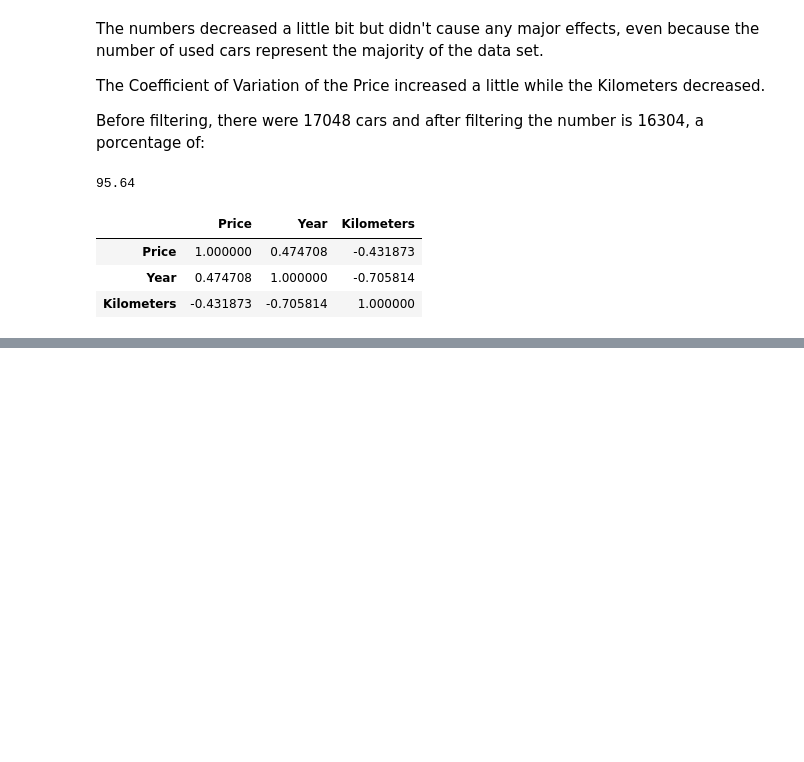
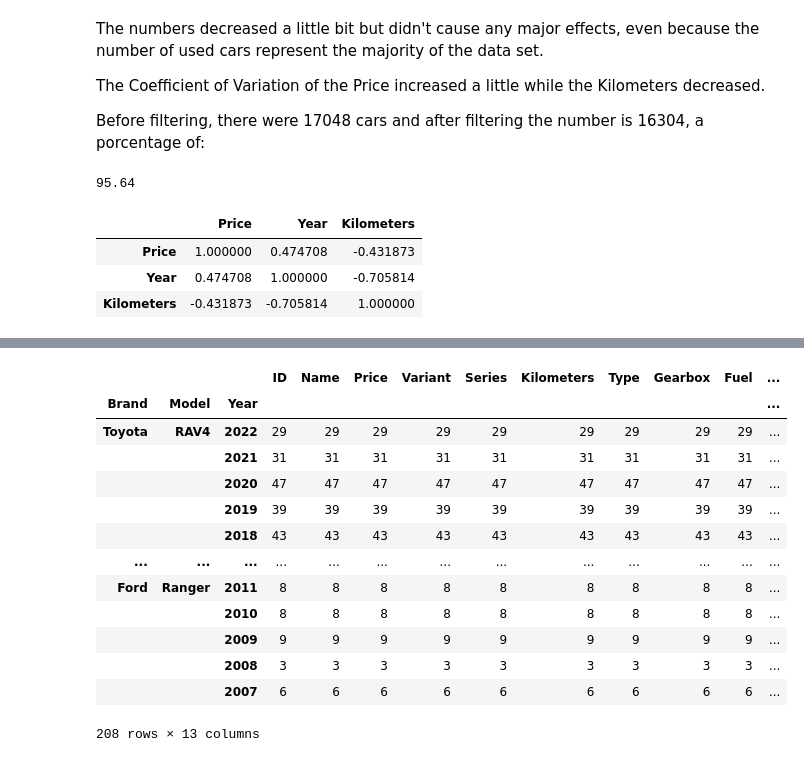
Before and after one commit to thaynanff/Data-Science-Projects, a Jupyter notebook: Data Science and Analytics/8. Australian Automotive Market/Australian Automotive Market.ipynb, the cells around one changed output, grey strips where cells are left out. Cells and saved outputs as stored; diff of their text form; code cells hidden in the pictures; blank space fills up the shorter version.

```diff
--- a/Data Science and Analytics/8. Australian Automotive Market/Australian Automotive Market.ipynb
+++ b/Data Science and Analytics/8. Australian Automotive Market/Australian Automotive Market.ipynb
@@ -207,7 +207,7 @@ We will have to strip all the existing spaces to ensure the filter works correct
 # %%
 UsedCars = df.copy()
 
-UsedCars.Status = df2.Status.str.strip()
+UsedCars.Status = UsedCars.Status.str.strip()
 
 UsedCars.Status[0]
 # %% [output]
@@ -296,0 +324,20 @@ UsedCars.loc[:,['Price', 'Year', 'Kilometers']].corr()
+# %%
+brands = [x[0] for x in UsedCars.groupby(['Brand','Model'])['ID'].size().nlargest(10).index]
+models = [x[1] for x in UsedCars.groupby(['Brand','Model'])['ID'].size().nlargest(10).index]
+
+UsedCars[(UsedCars['Brand'].isin(brands)) & (UsedCars['Model'].isin(models))].groupby(['Brand', 'Model', 'Year']).count().sort_values(['Brand', 'Model', 'Year'], ascending=False)
+# %% [output]
+|  |  |  | ID | Name | Price | Variant | Series | Kilometers | Type | Gearbox | Fuel | ... |
+| Brand | Model | Year |  |  |  |  |  |  |  |  |  | ... |
+| Toyota | RAV4 | 2022 | 29 | 29 | 29 | 29 | 29 | 29 | 29 | 29 | 29 | ... |
+|  |  | 2021 | 31 | 31 | 31 | 31 | 31 | 31 | 31 | 31 | 31 | ... |
+|  |  | 2020 | 47 | 47 | 47 | 47 | 47 | 47 | 47 | 47 | 47 | ... |
+|  |  | 2019 | 39 | 39 | 39 | 39 | 39 | 39 | 39 | 39 | 39 | ... |
+|  |  | 2018 | 43 | 43 | 43 | 43 | 43 | 43 | 43 | 43 | 43 | ... |
+| ... | ... | ... | ... | ... | ... | ... | ... | ... | ... | ... | ... | ... |
+| Ford | Ranger | 2011 | 8 | 8 | 8 | 8 | 8 | 8 | 8 | 8 | 8 | ... |
+|  |  | 2010 | 8 | 8 | 8 | 8 | 8 | 8 | 8 | 8 | 8 | ... |
+|  |  | 2009 | 9 | 9 | 9 | 9 | 9 | 9 | 9 | 9 | 9 | ... |
+|  |  | 2008 | 3 | 3 | 3 | 3 | 3 | 3 | 3 | 3 | 3 | ... |
+|  |  | 2007 | 6 | 6 | 6 | 6 | 6 | 6 | 6 | 6 | 6 | ... |
+208 rows × 13 columns
```
Also changed, not shown: parts of 7 cells of this notebook.
